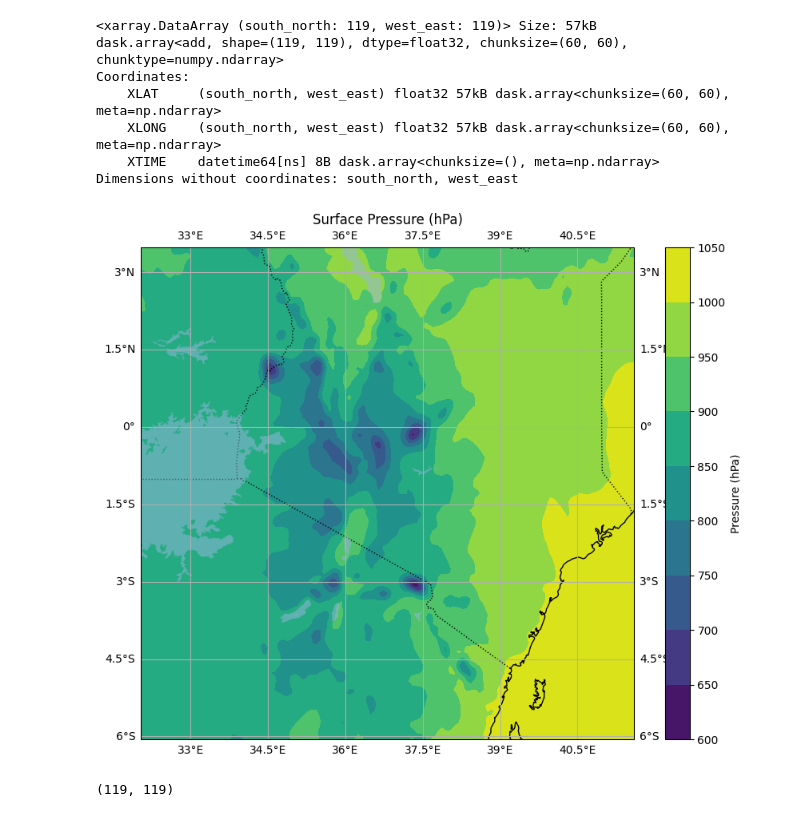
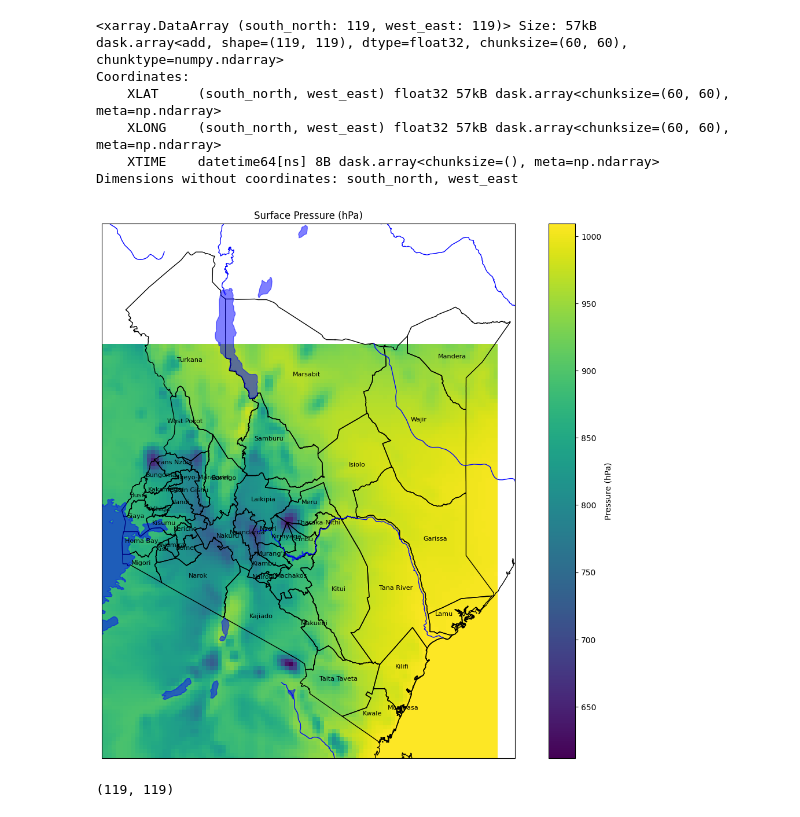
Before and after one commit to Erickpython/python_for_meteorology, a Jupyter notebook: WRF_OUTPUT_VISUALIZATION/2.ipynb, the cells around one changed output. Saved outputs shown, nothing was run; the diff lists cells and outputs as text; code cells hidden in the pictures.

Commit message:
ADDED KENYAN ADMINISTRATIVE / COUNTY BOUNDARIES

```diff
--- a/WRF_OUTPUT_VISUALIZATION/2.ipynb
+++ b/WRF_OUTPUT_VISUALIZATION/2.ipynb
@@ -47,3 +48,6 @@ Variable: 'PB' - Description: 'BASE STATE PRESSURE' - Dimensions: '('Time', 'bot
 # %%
 lat = ds['XLAT'].isel(Time=0)
 lon = ds['XLONG'].isel(Time=0)
+# %%
+kenya = gpd.read_file("./ke.json")
+print(kenya.columns)
@@ -62,24 +68,45 @@ Coordinates:
     XLONG    (south_north, west_east) float32 57kB dask.array<chunksize=(60, 60), meta=np.ndarray>
     XTIME    datetime64[ns] 8B dask.array<chunksize=(), meta=np.ndarray>
 Dimensions without coordinates: south_north, west_east
-# %%
-plt.figure(figsize=(10, 8))
-ax = plt.axes(projection=ccrs.PlateCarree())
-contour = ax.contourf(
-    lon,
-    lat,
-    total_pressure / 100,  # Convert to hPa
-)
-
-plt.title('Surface Pressure (hPa)')
-plt.colorbar(contour, ax=ax, orientation='vertical', label='Pressure (hPa)')
-ax.coastlines()
-ax.gridlines(draw_labels=True)
-ax.add_feature(ccrs.cartopy.feature.BORDERS, linestyle=':')
-ax.add_feature(ccrs.cartopy.feature.LAKES, alpha=0.5)
-plt.show()
-# %% [output]
-[figure, removed]
+# %%
+plt.figure(figsize=(15, 12))
+ax = plt.axes(projection=ccrs.PlateCarree())
+
+
+mesh = ax.pcolormesh(
+    lon,
+    lat,
+    total_pressure / 100,  # Convert to hPa
+    cmap='viridis',
+    shading='auto',
+    transform=ccrs.PlateCarree()
+)
+
+kenya.plot(ax=ax, facecolor="none", edgecolor="black", linewidth=1)
+
+for _idx, row in kenya.iterrows():
+    point = row.geometry.representative_point()
+
+    ax.text(
+        point.x,
+        point.y,
+        row["name"],
+        horizontalalignment='center',
+        fontsize=8,
+        transform=ccrs.PlateCarree()
+    )
+
+
+ax.set_extent([33.5, 42, -5, 6], crs=ccrs.PlateCarree())
+ax.coastlines()
+ax.add_feature(ccrs.cartopy.feature.LAKES, alpha=0.5, color='blue')
+ax.add_feature(ccrs.cartopy.feature.RIVERS, edgecolor='blue')
+
+plt.title('Surface Pressure (hPa)')
+plt.colorbar(mesh, ax=ax, orientation='vertical', label='Pressure (hPa)')
+plt.show()
+# %% [output]
+[figure, added]
 # %%
 wind_speed = np.sqrt(ds['U10']**2 + ds['V10']**2).isel(Time=0)
 
```
Also changed, not shown: parts of 3 cells of this notebook, 1 other file.
